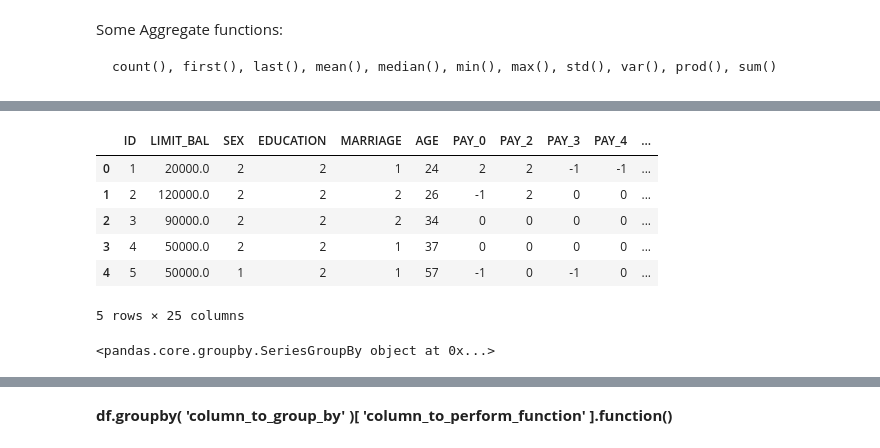
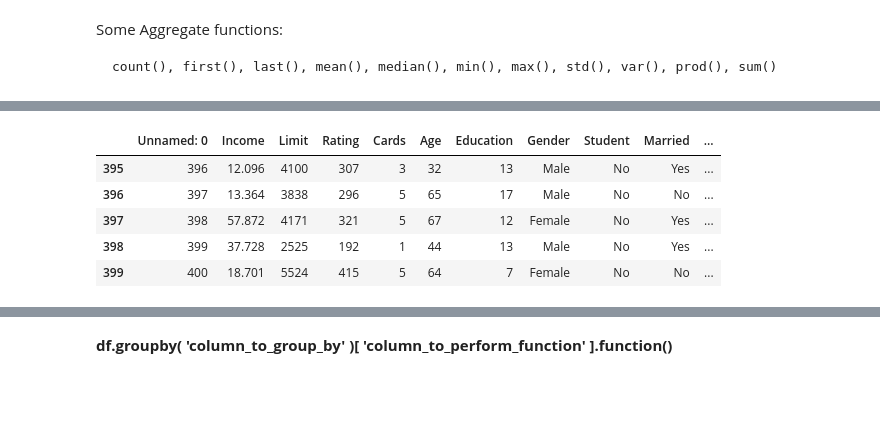
Before and after one commit to rimzbravz/Intro_to_Python, a Jupyter notebook: Intro_To_Python_Pandas.ipynb, the cells around one changed output, grey strips where cells are left out. Drawn from its saved outputs; the diff is of its cells as text; code cells hidden in the pictures; blank space fills up the shorter version.

```diff
--- a/Intro_To_Python_Pandas.ipynb
+++ b/Intro_To_Python_Pandas.ipynb
@@ -663,16 +668,11 @@ This dataset contains information on default payments, demographic factors, cred
 # %%
-credit = pd.read_csv('C:/Users/ASUS/Documents/Python_Scripts/credit/UCI_Credit_Card.csv')
+credit = pd.read_csv('C:/Users/ASUS/Documents/Python_Scripts/credit/ISLR_Credit.csv')
 # %%
-credit.head()
+credit.tail()
 # %% [output]
-|  | ID | LIMIT_BAL | SEX | EDUCATION | MARRIAGE | AGE | PAY_0 | PAY_2 | PAY_3 | PAY_4 | ... |
-| 0 | 1 | 20000.0 | 2 | 2 | 1 | 24 | 2 | 2 | -1 | -1 | ... |
-| 1 | 2 | 120000.0 | 2 | 2 | 2 | 26 | -1 | 2 | 0 | 0 | ... |
-| 2 | 3 | 90000.0 | 2 | 2 | 2 | 34 | 0 | 0 | 0 | 0 | ... |
-| 3 | 4 | 50000.0 | 2 | 2 | 1 | 37 | 0 | 0 | 0 | 0 | ... |
-| 4 | 5 | 50000.0 | 1 | 2 | 1 | 57 | -1 | 0 | -1 | 0 | ... |
+|  | Unnamed: 0 | Income | Limit | Rating | Cards | Age | Education | Gender | Student | Married | ... |
+| 395 | 396 | 12.096 | 4100 | 307 | 3 | 32 | 13 | Male | No | Yes | ... |
+| 396 | 397 | 13.364 | 3838 | 296 | 5 | 65 | 17 | Male | No | No | ... |
+| 397 | 398 | 57.872 | 4171 | 321 | 5 | 67 | 12 | Female | No | Yes | ... |
+| 398 | 399 | 37.728 | 2525 | 192 | 1 | 44 | 13 | Male | No | Yes | ... |
+| 399 | 400 | 18.701 | 5524 | 415 | 5 | 64 | 7 | Female | No | No | ... |
-5 rows × 25 columns
-# %%
-credit.groupby('SEX')['EDUCATION']
-# %% [output]
-<pandas.core.groupby.SeriesGroupBy object at 0x...>
```
Also changed, not shown: parts of 54 cells of this notebook.
